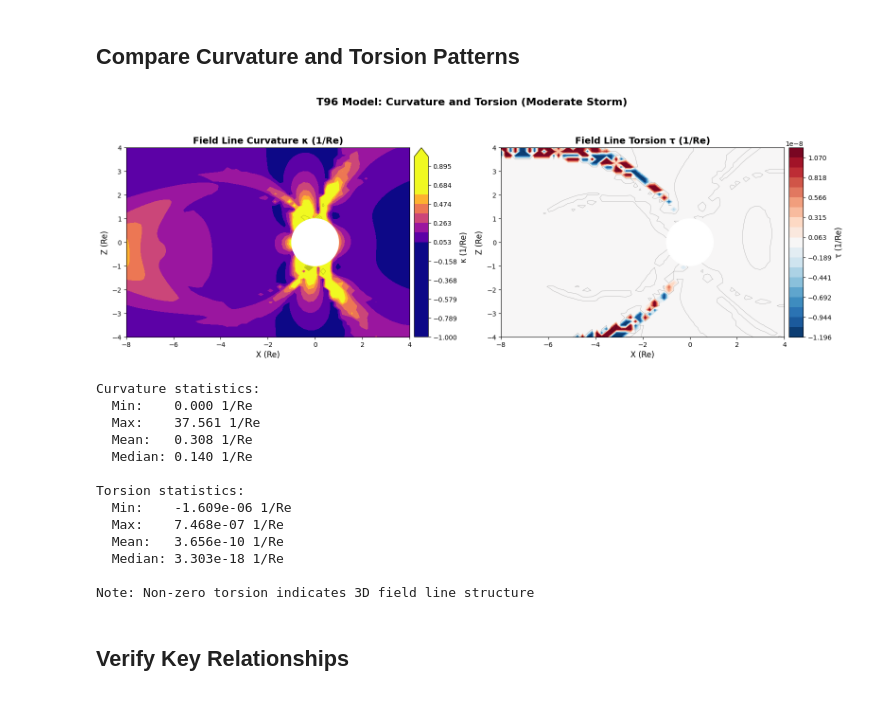
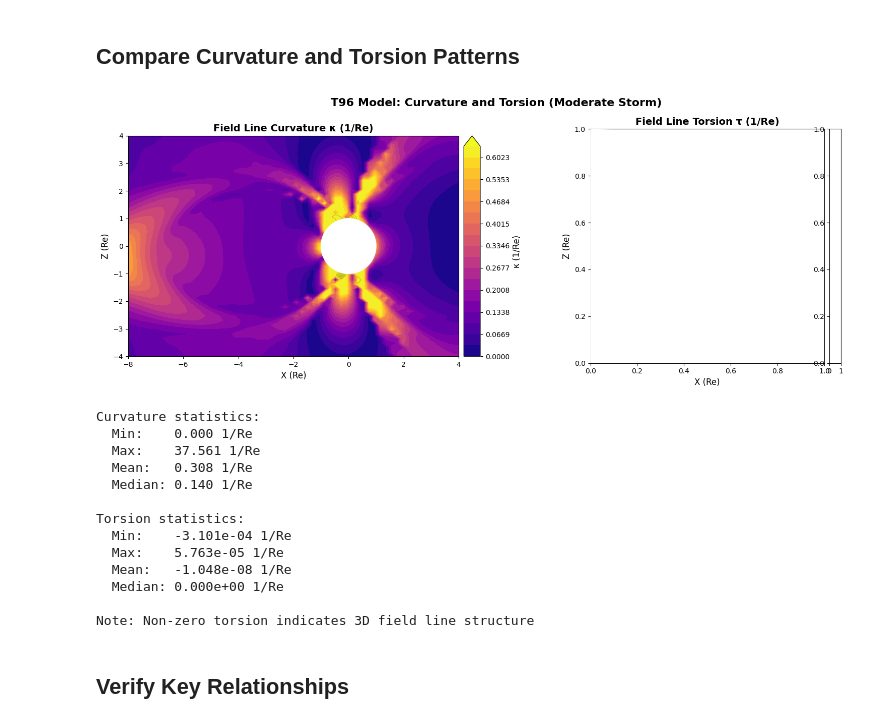
Before and after one commit to Butadiene/Mageometry, a Jupyter notebook: examples/notebooks/14_t96_storm_directional_derivatives.ipynb, the cells around one changed output. Saved outputs shown, nothing was run; the diff lists cells and outputs as text; code cells hidden in the pictures.

```diff
--- a/examples/notebooks/14_t96_storm_directional_derivatives.ipynb
+++ b/examples/notebooks/14_t96_storm_directional_derivatives.ipynb
@@ -137,8 +138,11 @@ def t96_field_wrapper(parmod, ps, x, y, z):
 # Calculate all 9 directional derivatives for meridional plane
 print("Calculating directional derivatives for meridional plane...")
 derivatives_mer = field_line_directional_derivatives_vectorized(
-    t96_field_wrapper, parmod, ps, x_mer_flat, y_mer_flat, z_mer_flat, delta = 0.0001
+    t96_field_wrapper, parmod, ps, x_mer_flat, y_mer_flat, z_mer_flat, delta = 1e-5
 )
+
+delta_min = 1e-5
+print(f"Using delta = {delta_min:e} Re for directional derivatives")
 
 # Extract curvature and torsion
 curvature_mer, torsion_mer = get_curvature_torsion_from_derivatives(derivatives_mer)
@@ -324,8 +461,8 @@ fig, axes = plt.subplots(1, 2, figsize=(16, 6))
 # Curvature
 ax = axes[0]
 vmax_curv = np.percentile(curvature_mer_grid, 95)
-data_for_plot = np.clip(curvature_mer_grid, vmin, vmax)
-levels = np.linspace(vmin, vmax, 20)
+data_for_plot = np.clip(curvature_mer_grid, 0, vmax_curv)
+levels = np.linspace(0, vmax_curv, 20)
 im1 = ax.contourf(X_mer, Z_mer, data_for_plot, levels=levels, cmap='plasma',
                   vmin=0, vmax=vmax_curv, extend='max')
 ax.contour(X_mer, Z_mer, curvature_mer_grid, levels=10, colors='black',
@@ -344,41 +481,43 @@ cbar1.set_label('κ (1/Re)', fontsize=12)
 # Torsion
 ax = axes[1]
 vmax_tors = np.percentile(np.abs(torsion_mer_grid), 95)
 data_for_plot = np.clip(torsion_mer_grid, -vmax_tors, vmax_tors)
-levels = np.linspace(-vmax_tors, vmax_tors, 20)
-im2 = ax.contourf(X_mer, Z_mer, data_for_plot, levels=levels, cmap='RdBu_r',
-                  vmin=-vmax_tors, vmax=vmax_tors)
-ax.contour(X_mer, Z_mer, torsion_mer_grid, levels=10, colors='black',
-           alpha=0.3, linewidths=0.5)
+if(vmax_tors != 0):
+    levels = np.linspace(-vmax_tors, vmax_tors, 20)
+    im2 = ax.contourf(X_mer, Z_mer, data_for_plot, levels=levels, cmap='RdBu_r',
+                    vmin=-vmax_tors, vmax=vmax_tors)
+    ax.contour(X_mer, Z_mer, torsion_mer_grid, levels=10, colors='black',
+            alpha=0.3, linewidths=0.5)
 circle = plt.Circle((0, 0), 1, color='white', zorder=10)
 ax.add_patch(circle)
 ax.set_xlabel('X (Re)', fontsize=12)
 ax.set_ylabel('Z (Re)', fontsize=12)
 ax.set_title('Field Line Torsion τ (1/Re)', fontsize=14, fontweight='bold')
 ax.set_aspect('equal')
 divider = make_axes_locatable(ax)
 cax = divider.append_axes("right", size="5%", pad=0.1)
-cbar2 = plt.colorbar(im2, cax=cax)
-cbar2.set_label('τ (1/Re)', fontsize=12)
+if(vmax_tors != 0):
+    cbar2 = plt.colorbar(im2, cax=cax)
+    cbar2.set_label('τ (1/Re)', fontsize=12)
 
 plt.suptitle('T96 Model: Curvature and Torsion (Moderate Storm)', fontsize=16, fontweight='bold')
 plt.tight_layout()
 plt.show()
 
 print(f"\nCurvature statistics:")
 print(f"  Min:    {curvature_mer.min():.3f} 1/Re")
 print(f"  Max:    {curvature_mer.max():.3f} 1/Re")
 print(f"  Mean:   {curvature_mer.mean():.3f} 1/Re")
 print(f"  Median: {np.median(curvature_mer):.3f} 1/Re")
 
 print(f"\nTorsion statistics:")
 print(f"  Min:    {torsion_mer.min():.3e} 1/Re")
 print(f"  Max:    {torsion_mer.max():.3e} 1/Re")
 print(f"  Mean:   {torsion_mer.mean():.3e} 1/Re")
 print(f"  Median: {np.median(torsion_mer):.3e} 1/Re")
 print(f"\nNote: Non-zero torsion indicates 3D field line structure")
 # %% [output]
-[figure, old version]
+[figure, new version]
 Curvature statistics:
   Min:    0.000 1/Re
   Max:    37.561 1/Re
@@ -386,10 +525,10 @@ Curvature statistics:
   Median: 0.140 1/Re
 
 Torsion statistics:
-  Min:    -1.609e-06 1/Re
-  Max:    7.468e-07 1/Re
-  Mean:   3.656e-10 1/Re
-  Median: 3.303e-18 1/Re
+  Min:    -3.101e-04 1/Re
+  Max:    5.763e-05 1/Re
+  Mean:   -1.048e-08 1/Re
+  Median: 0.000e+00 1/Re
 
 Note: Non-zero torsion indicates 3D field line structure
 # %% [markdown]
```
Also changed, not shown: parts of 10 cells of this notebook, 1 other file.
